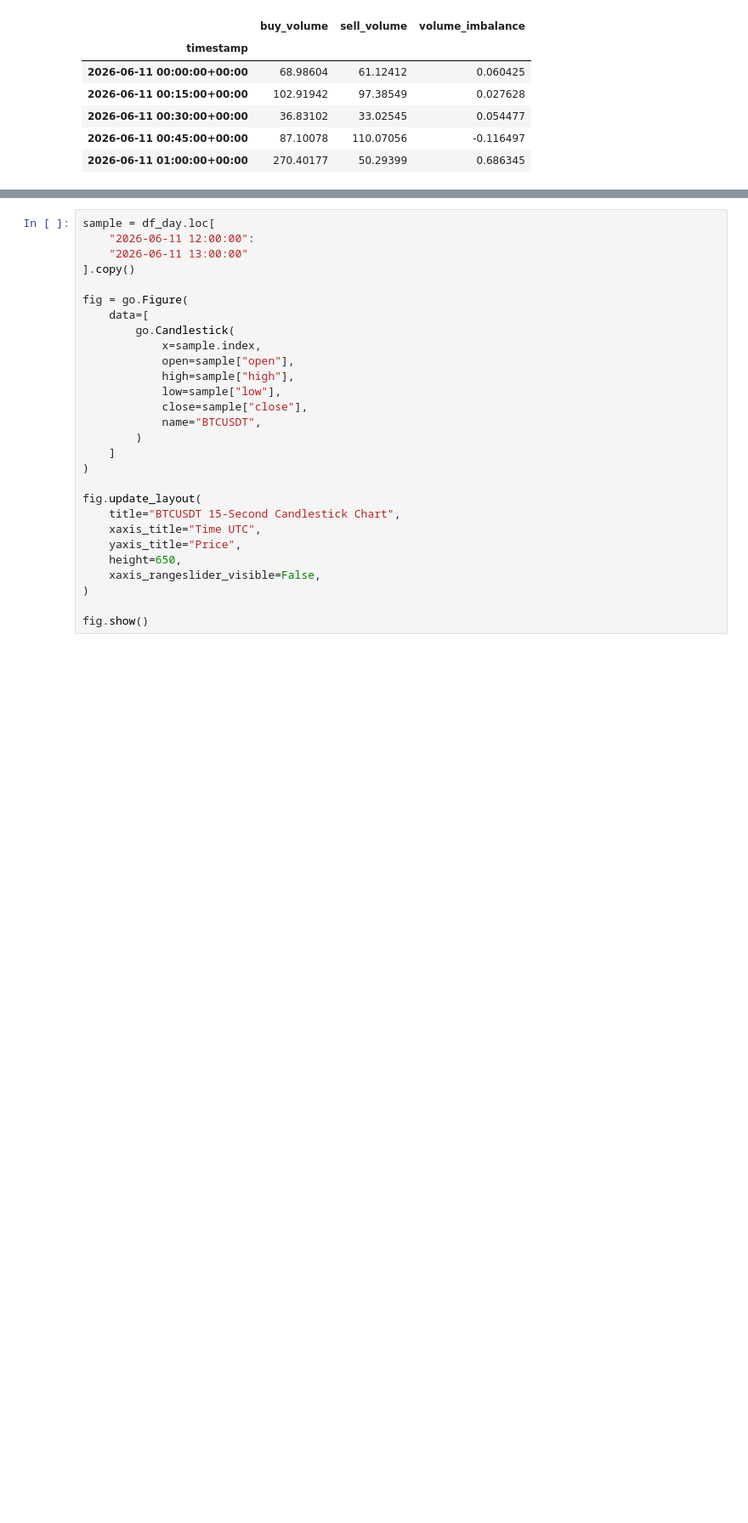
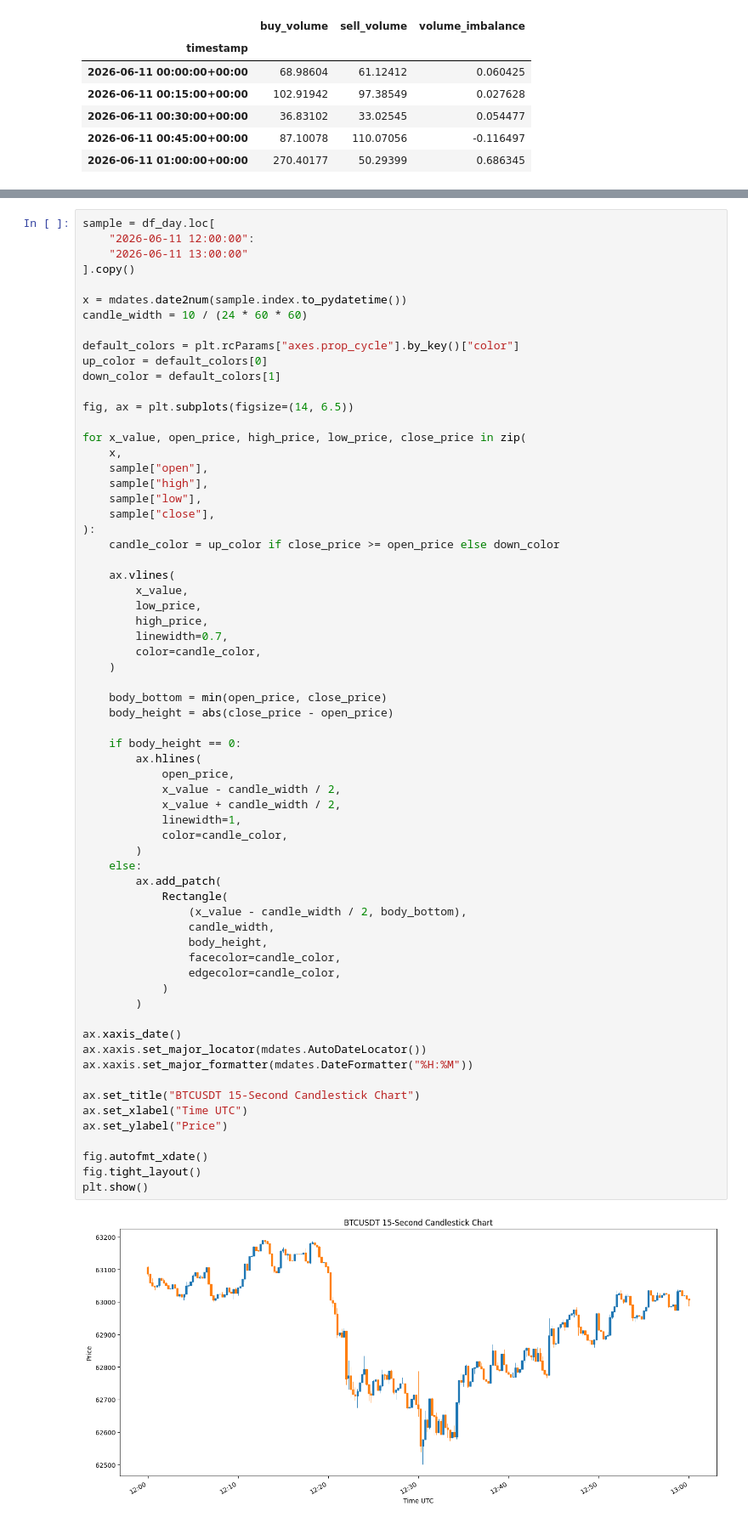
Before and after one commit to Phil1459/binance_project, a Jupyter notebook: notebooks/demo_bars.ipynb, the cells around one changed output, grey strips where cells are left out. Shown at 85% size. Drawn from its saved outputs; the diff is of its cells as text; blank space fills up the shorter version.

```diff
--- a/notebooks/demo_bars.ipynb
+++ b/notebooks/demo_bars.ipynb
@@ -223,31 +213,70 @@ fig.show()
 # %%
 sample = df_day.loc[
     "2026-06-11 12:00:00":
     "2026-06-11 13:00:00"
 ].copy()
 
-fig = go.Figure(
-    data=[
-        go.Candlestick(
-            x=sample.index,
-            open=sample["open"],
-            high=sample["high"],
-            low=sample["low"],
-            close=sample["close"],
-            name="BTCUSDT",
+x = mdates.date2num(sample.index.to_pydatetime())
+candle_width = 10 / (24 * 60 * 60)
+
+default_colors = plt.rcParams["axes.prop_cycle"].by_key()["color"]
+up_color = default_colors[0]
+down_color = default_colors[1]
+
+fig, ax = plt.subplots(figsize=(14, 6.5))
+
+for x_value, open_price, high_price, low_price, close_price in zip(
+    x,
+    sample["open"],
+    sample["high"],
+    sample["low"],
+    sample["close"],
+):
+    candle_color = up_color if close_price >= open_price else down_color
+
+    ax.vlines(
+        x_value,
+        low_price,
+        high_price,
+        linewidth=0.7,
+        color=candle_color,
+    )
+
+    body_bottom = min(open_price, close_price)
+    body_height = abs(close_price - open_price)
+
+    if body_height == 0:
+        ax.hlines(
+            open_price,
+            x_value - candle_width / 2,
+            x_value + candle_width / 2,
+            linewidth=1,
+            color=candle_color,
         )
-    ]
-)
+    else:
+        ax.add_patch(
+            Rectangle(
+                (x_value - candle_width / 2, body_bottom),
+                candle_width,
+                body_height,
+                facecolor=candle_color,
+                edgecolor=candle_color,
+            )
+        )
 
-fig.update_layout(
-    title="BTCUSDT 15-Second Candlestick Chart",
-    xaxis_title="Time UTC",
-    yaxis_title="Price",
-    height=650,
-    xaxis_rangeslider_visible=False,
-)
+ax.xaxis_date()
+ax.xaxis.set_major_locator(mdates.AutoDateLocator())
+ax.xaxis.set_major_formatter(mdates.DateFormatter("%H:%M"))
 
-fig.show()
+ax.set_title("BTCUSDT 15-Second Candlestick Chart")
+ax.set_xlabel("Time UTC")
+ax.set_ylabel("Price")
+
+fig.autofmt_xdate()
+fig.tight_layout()
+plt.show()
+# %% [output]
+[figure, added]
 # %%
 # Moving averages over the 15-second VWAP series
 df_day["vwap_ma_5m"] = (
```
Also changed, not shown: parts of 5 cells of this notebook.
